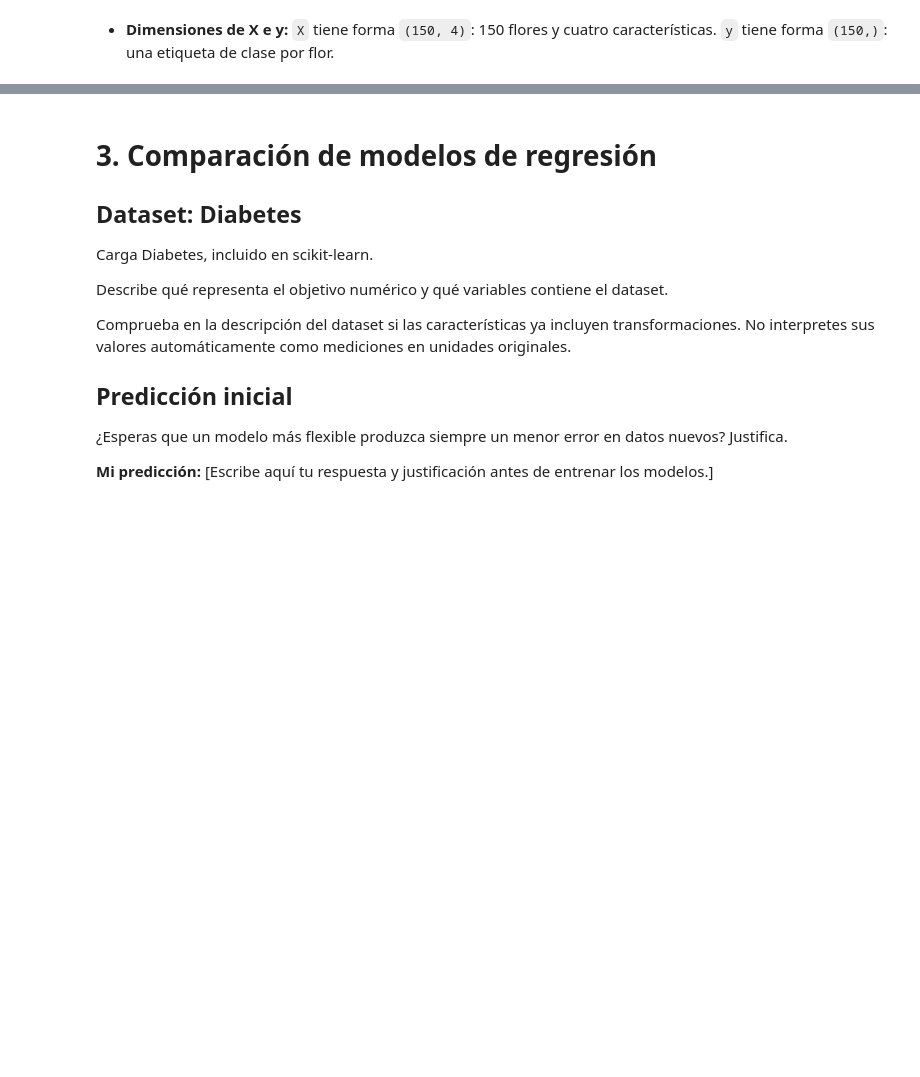
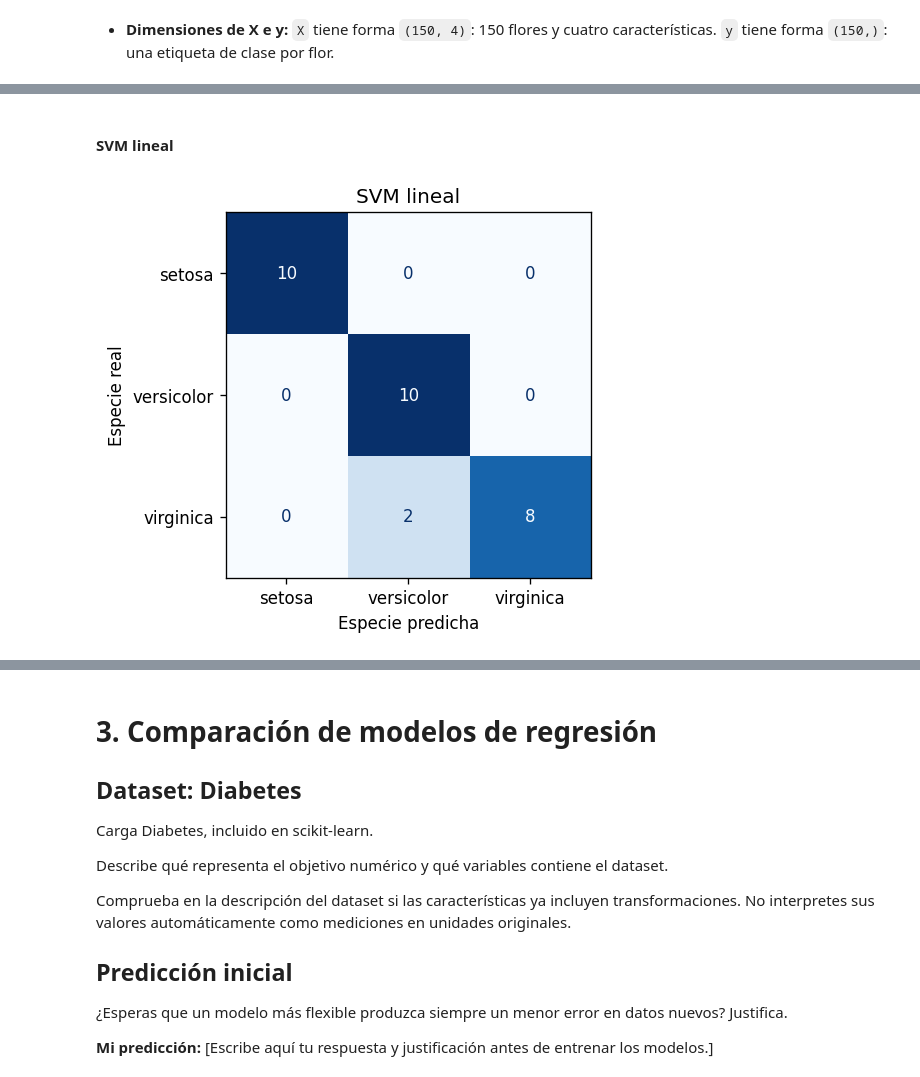
Before and after one commit to Vladimirjon/IR_26B, a Jupyter notebook: notebooks/01_revml.ipynb, the cells around one changed output, grey strips where cells are left out. Cells and saved outputs as stored; diff of their text form; code cells hidden in the pictures; blank space fills up the shorter version.

```diff
--- a/notebooks/01_revml.ipynb
+++ b/notebooks/01_revml.ipynb
@@ -174,0 +815,21 @@ Incluye matrices de confusión de Naive Bayes, SVM y MLP.
+# %% [markdown]
+#### SVM lineal
+# %%
+fig, axis = plt.subplots(figsize=(5, 4))
+matrix_display = ConfusionMatrixDisplay.from_predictions(
+    y_test,
+    predictions_test['SVM lineal'],
+    labels=np.arange(len(iris_data.target_names)),
+    display_labels=iris_data.target_names,
+    values_format="d",
+    cmap="Blues",
+    colorbar=False,
+    ax=axis,
+)
+axis.set_title('SVM lineal')
+axis.set_xlabel("Especie predicha")
+axis.set_ylabel("Especie real")
+plt.tight_layout()
+plt.show()
+# %% [output]
+[figure, added]
```
Also changed, not shown: parts of 59 cells of this notebook.
